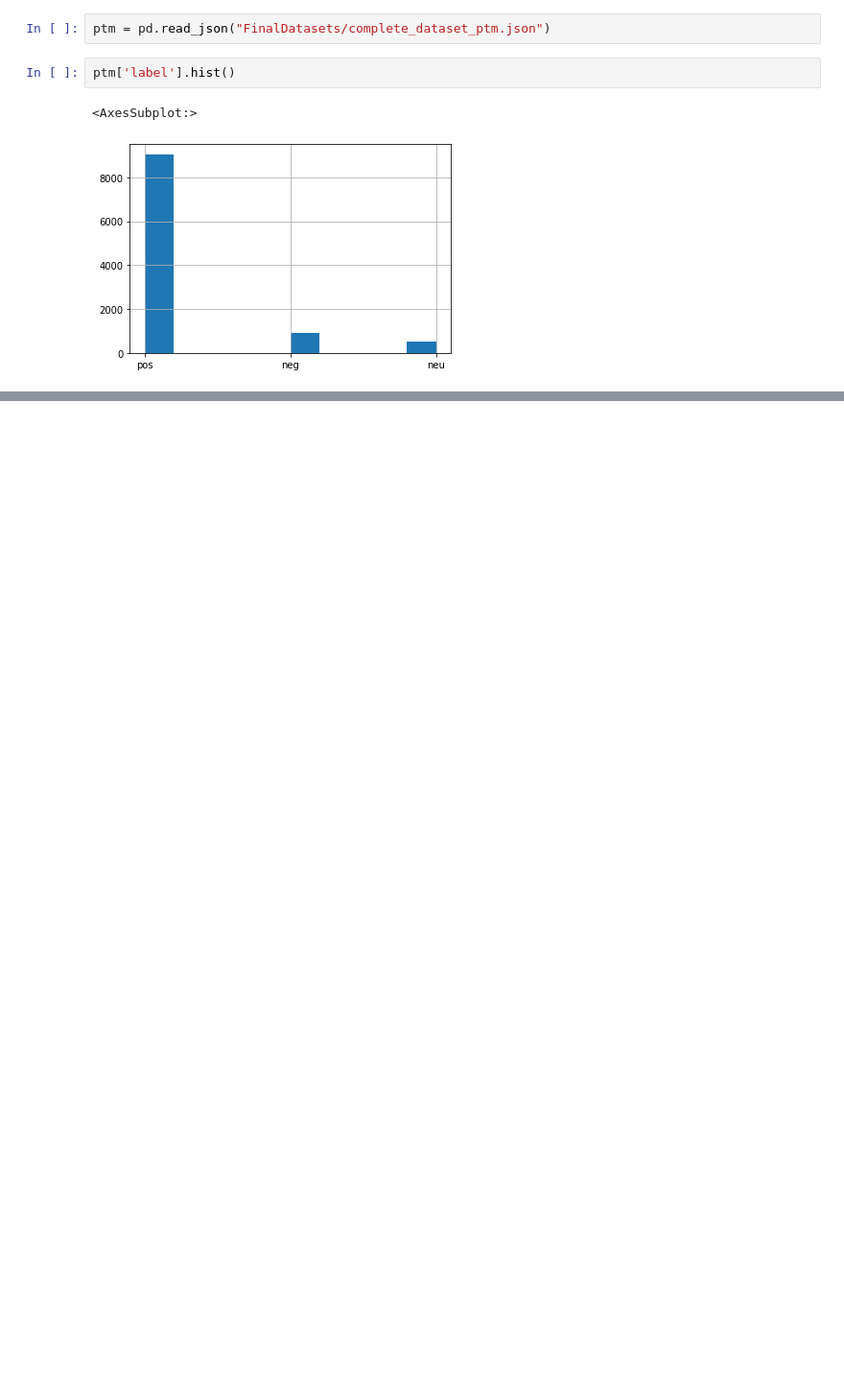
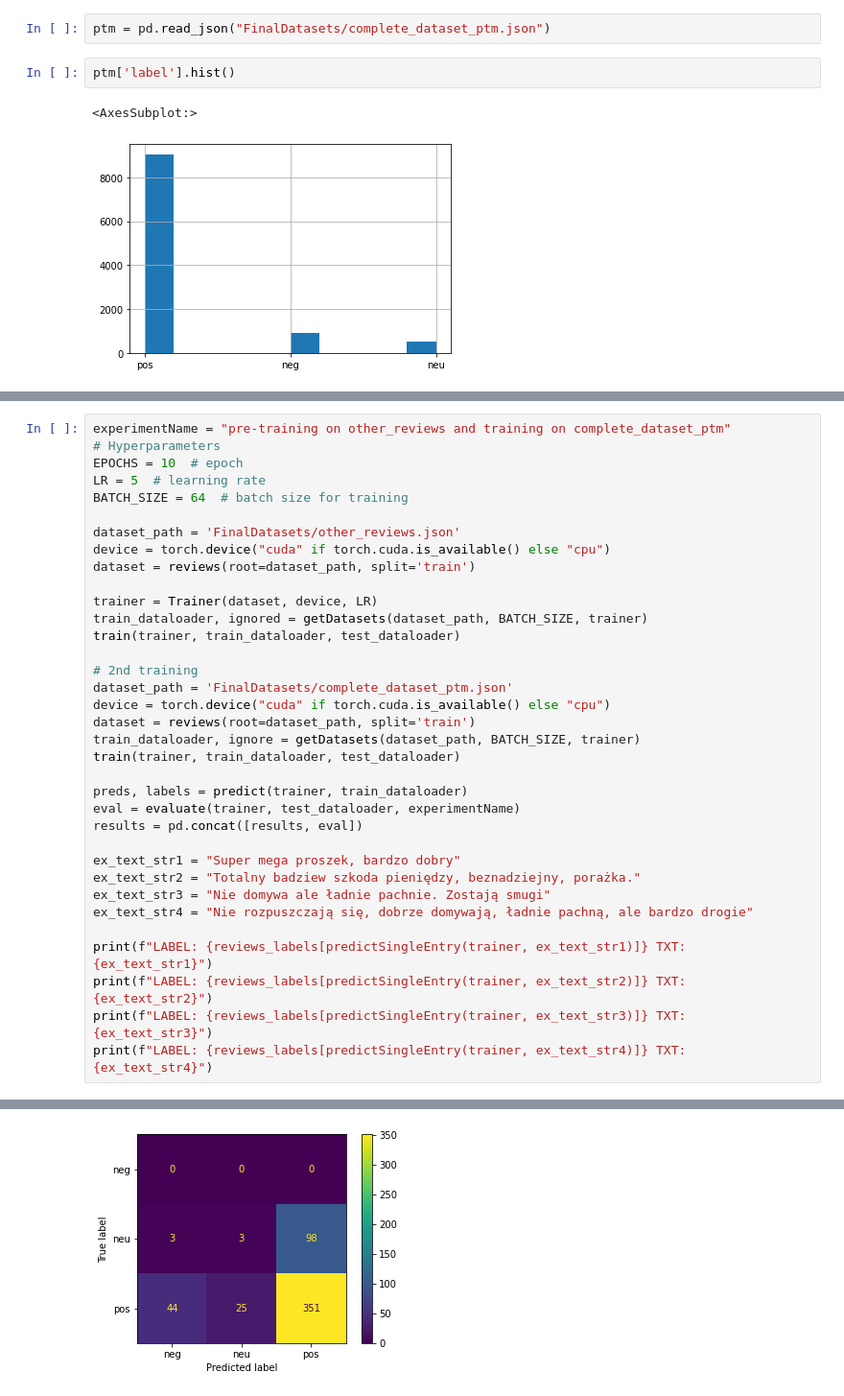
Before and after one commit to emroczko/NLP, a Jupyter notebook: linear_model_experiments.ipynb, the cells around one changed output, grey strips where cells are left out. Shown: that part at 96% size. Drawn from its saved outputs; the diff is of its cells as text; blank space fills up the shorter version.

```diff
--- a/linear_model_experiments.ipynb
+++ b/linear_model_experiments.ipynb
@@ -152,0 +194,36 @@ evaluate(trainer, test_dataloader)
+# %%
+experimentName = "pre-training on other_reviews and training on complete_dataset_ptm"
+# Hyperparameters
+EPOCHS = 10  # epoch
+LR = 5  # learning rate
+BATCH_SIZE = 64  # batch size for training
+
+dataset_path = 'FinalDatasets/other_reviews.json'
+device = torch.device("cuda" if torch.cuda.is_available() else "cpu")
+dataset = reviews(root=dataset_path, split='train')
+
+trainer = Trainer(dataset, device, LR)
+train_dataloader, ignored = getDatasets(dataset_path, BATCH_SIZE, trainer)
+train(trainer, train_dataloader, test_dataloader)
+
+# 2nd training
+dataset_path = 'FinalDatasets/complete_dataset_ptm.json'
+device = torch.device("cuda" if torch.cuda.is_available() else "cpu")
+dataset = reviews(root=dataset_path, split='train')
+train_dataloader, ignore = getDatasets(dataset_path, BATCH_SIZE, trainer)
+train(trainer, train_dataloader, test_dataloader)
+
+preds, labels = predict(trainer, train_dataloader)
+eval = evaluate(trainer, test_dataloader, experimentName)
+results = pd.concat([results, eval])
+
+ex_text_str1 = "Super mega proszek, bardzo dobry"
+ex_text_str2 = "Totalny badziew szkoda pieniędzy, beznadziejny, porażka."
+ex_text_str3 = "Nie domywa ale ładnie pachnie. Zostają smugi"
+ex_text_str4 = "Nie rozpuszczają się, dobrze domywają, ładnie pachną, ale bardzo drogie"
+
+print(f"LABEL: {reviews_labels[predictSingleEntry(trainer, ex_text_str1)]} TXT: {ex_text_str1}")
+print(f"LABEL: {reviews_labels[predictSingleEntry(trainer, ex_text_str2)]} TXT: {ex_text_str2}")
+print(f"LABEL: {reviews_labels[predictSingleEntry(trainer, ex_text_str3)]} TXT: {ex_text_str3}")
+print(f"LABEL: {reviews_labels[predictSingleEntry(trainer, ex_text_str4)]} TXT: {ex_text_str4}")
+# %% [output]
@@ -152,0 +247 @@ evaluate(trainer, test_dataloader)
+[figure, added]
```
Also changed, not shown: parts of 14 cells of this notebook, 2 other files.
